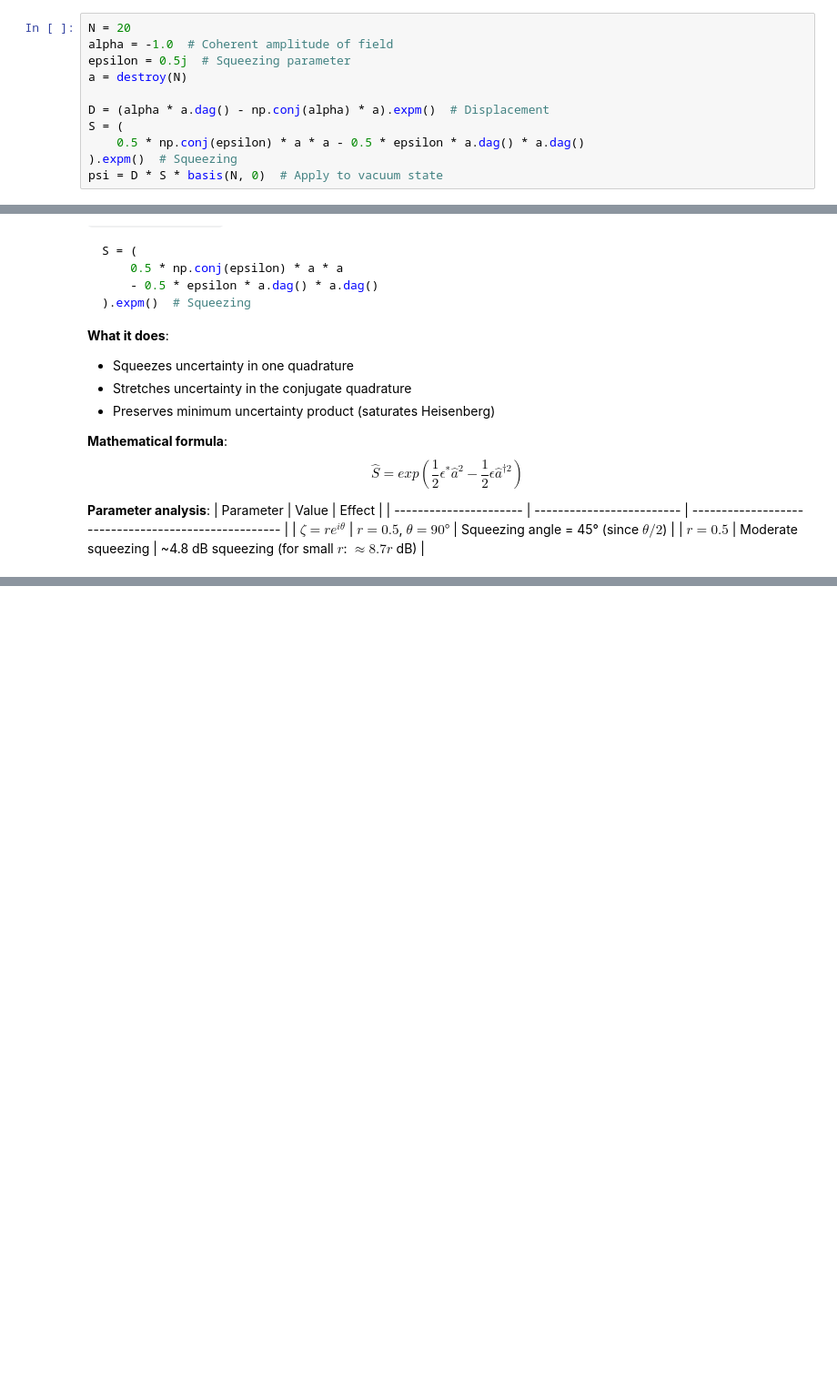
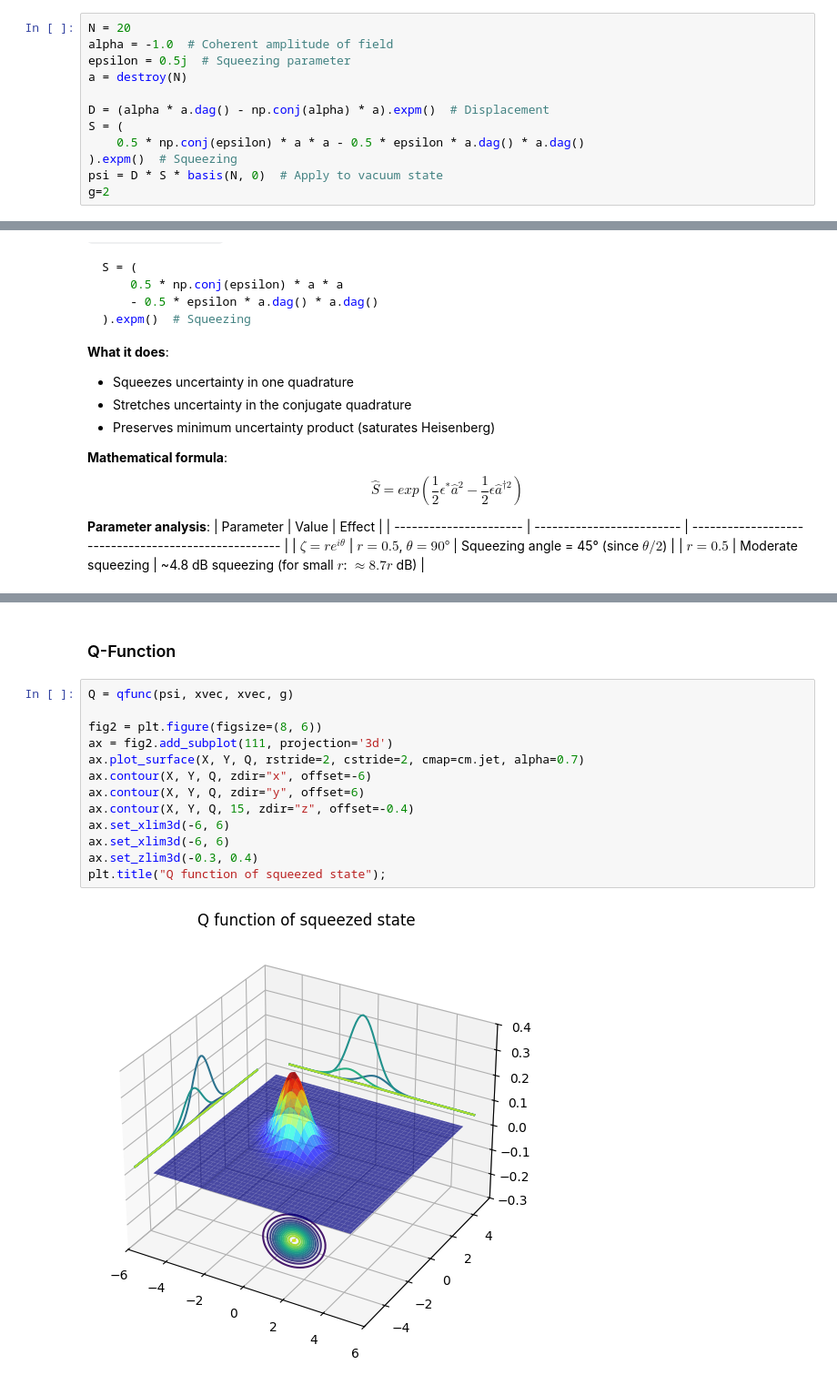
Before and after one commit to raopremrao/Learning-QuTip, a Jupyter notebook: Example Notebooks/02_Visualization/005_pseudo_probability_functions.ipynb, the cells around one changed output, grey strips where cells are left out. Shown at 91% size. Drawn from its saved outputs; the diff is of its cells as text; blank space fills up the shorter version.

```diff
--- a/Example Notebooks/02_Visualization/005_pseudo_probability_functions.ipynb
+++ b/Example Notebooks/02_Visualization/005_pseudo_probability_functions.ipynb
@@ -169,6 +169,7 @@ S = (
     0.5 * np.conj(epsilon) * a * a - 0.5 * epsilon * a.dag() * a.dag()
 ).expm()  # Squeezing
 psi = D * S * basis(N, 0)  # Apply to vacuum state
+g=2
 # %% [markdown]
 | Variable         | Value                   | Physical Meaning                                                                                                          |
 | ---------------- | ----------------------- | ------------------------------------------------------------------------------------------------------------------------- |
@@ -220,0 +242,17 @@ $$ \hat S = exp(\frac{1}{2} \epsilon^* \hat a^2 - \frac{1}{2} \epsilon \hat a^{\
+# %% [markdown]
+### Q-Function
+# %%
+Q = qfunc(psi, xvec, xvec, g)
+
+fig2 = plt.figure(figsize=(8, 6))
+ax = fig2.add_subplot(111, projection='3d')
+ax.plot_surface(X, Y, Q, rstride=2, cstride=2, cmap=cm.jet, alpha=0.7)
+ax.contour(X, Y, Q, zdir="x", offset=-6)
+ax.contour(X, Y, Q, zdir="y", offset=6)
+ax.contour(X, Y, Q, 15, zdir="z", offset=-0.4)
+ax.set_xlim3d(-6, 6)
+ax.set_xlim3d(-6, 6)
+ax.set_zlim3d(-0.3, 0.4)
+plt.title("Q function of squeezed state");
+# %% [output]
+[figure, added]
```
Also changed, not shown: parts of 2 cells of this notebook.
